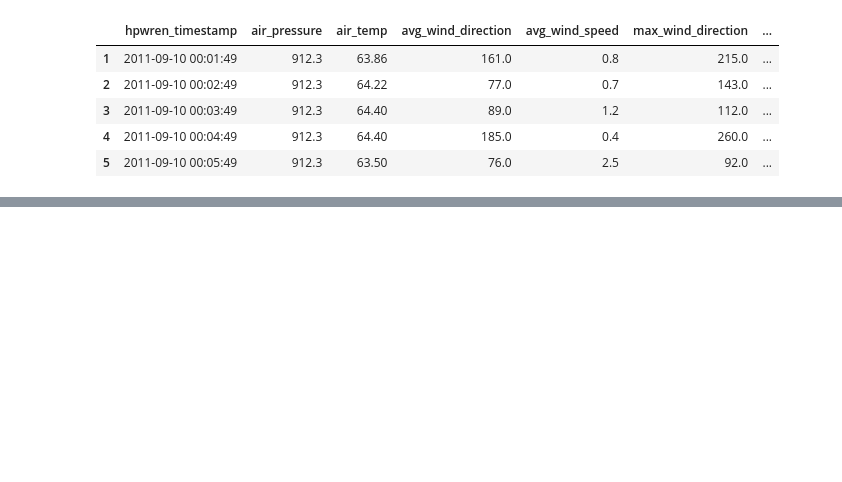
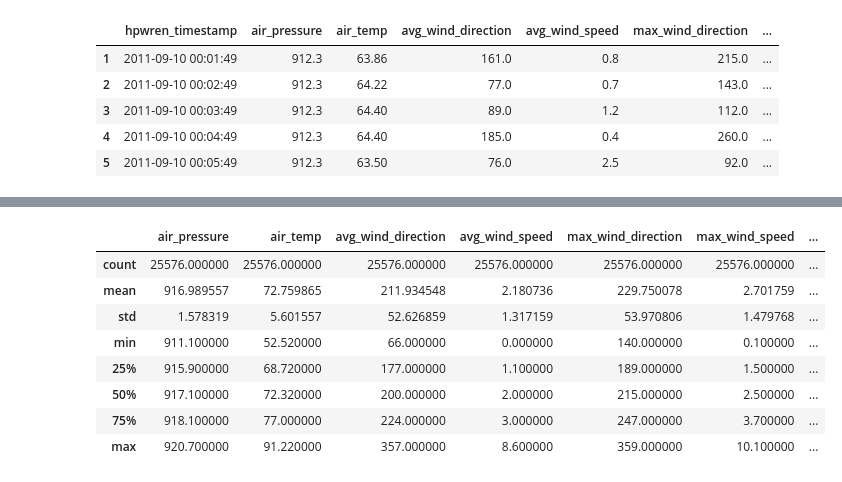
Before and after one commit to oscarm524/data_445_dummy, a Jupyter notebook: Exams/Exam2/Exam2.ipynb, the cells around one changed output, grey strips where cells are left out. Saved outputs shown, nothing was run; the diff lists cells and outputs as text; code cells hidden in the pictures; blank space fills up the shorter version.

```diff
--- a/Exams/Exam2/Exam2.ipynb
+++ b/Exams/Exam2/Exam2.ipynb
@@ -93,0 +154,14 @@ plt.show()
+# %%
+## Cluster 2
+cluster_2 = weather[weather['cluster'] == 2]
+cluster_2.describe()
+# %% [output]
+|  | air_pressure | air_temp | avg_wind_direction | avg_wind_speed | max_wind_direction | max_wind_speed | ... |
+| count | 25576.000000 | 25576.000000 | 25576.000000 | 25576.000000 | 25576.000000 | 25576.000000 | ... |
+| mean | 916.989557 | 72.759865 | 211.934548 | 2.180736 | 229.750078 | 2.701759 | ... |
+| std | 1.578319 | 5.601557 | 52.626859 | 1.317159 | 53.970806 | 1.479768 | ... |
+| min | 911.100000 | 52.520000 | 66.000000 | 0.000000 | 140.000000 | 0.100000 | ... |
+| 25% | 915.900000 | 68.720000 | 177.000000 | 1.100000 | 189.000000 | 1.500000 | ... |
+| 50% | 917.100000 | 72.320000 | 200.000000 | 2.000000 | 215.000000 | 2.500000 | ... |
+| 75% | 918.100000 | 77.000000 | 224.000000 | 3.000000 | 247.000000 | 3.700000 | ... |
+| max | 920.700000 | 91.220000 | 357.000000 | 8.600000 | 359.000000 | 10.100000 | ... |
```
Also changed, not shown: parts of 8 cells of this notebook.
